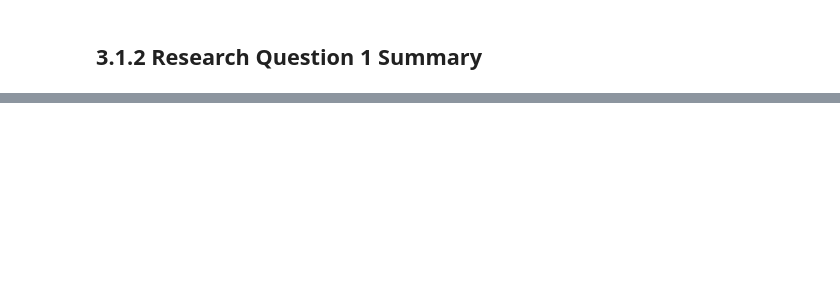
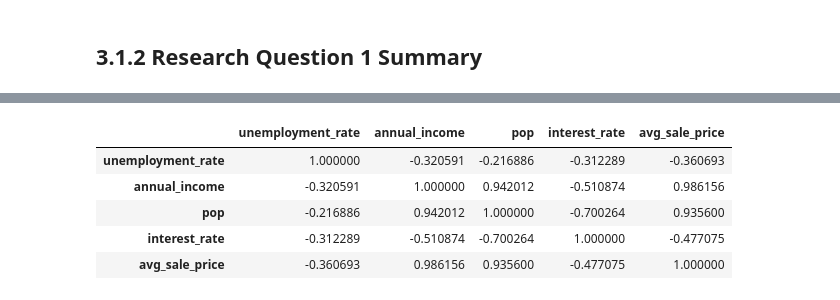
Before and after one commit to justmai1/seattle-housing-market-analysis, a Jupyter notebook: seattle-housing-market-analysis.ipynb, the cells around one changed output, grey strips where cells are left out. Drawn from its saved outputs; the diff is of its cells as text; code cells hidden in the pictures; blank space fills up the shorter version.

```diff
--- a/seattle-housing-market-analysis.ipynb
+++ b/seattle-housing-market-analysis.ipynb
@@ -514,0 +580,9 @@ Summary Statistics (Linear Regression):
+# %%
+combined_df.corr()
+# %% [output]
+|  | unemployment_rate | annual_income | pop | interest_rate | avg_sale_price |
+| unemployment_rate | 1.000000 | -0.320591 | -0.216886 | -0.312289 | -0.360693 |
+| annual_income | -0.320591 | 1.000000 | 0.942012 | -0.510874 | 0.986156 |
+| pop | -0.216886 | 0.942012 | 1.000000 | -0.700264 | 0.935600 |
+| interest_rate | -0.312289 | -0.510874 | -0.700264 | 1.000000 | -0.477075 |
+| avg_sale_price | -0.360693 | 0.986156 | 0.935600 | -0.477075 | 1.000000 |
```
Also changed, not shown: parts of 19 cells of this notebook, 1 other file.
